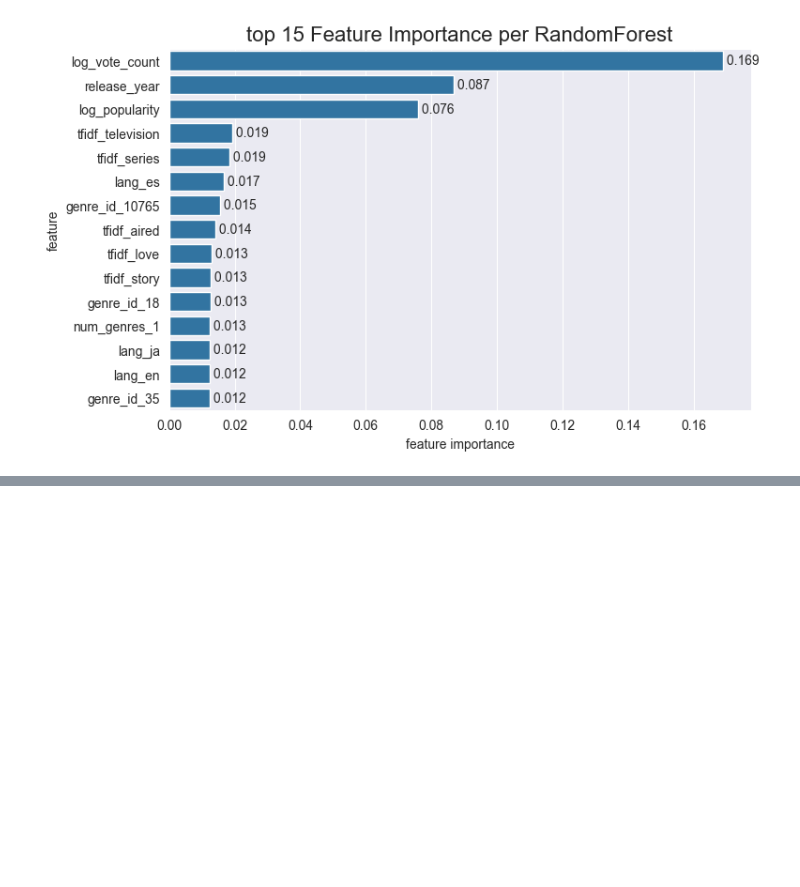
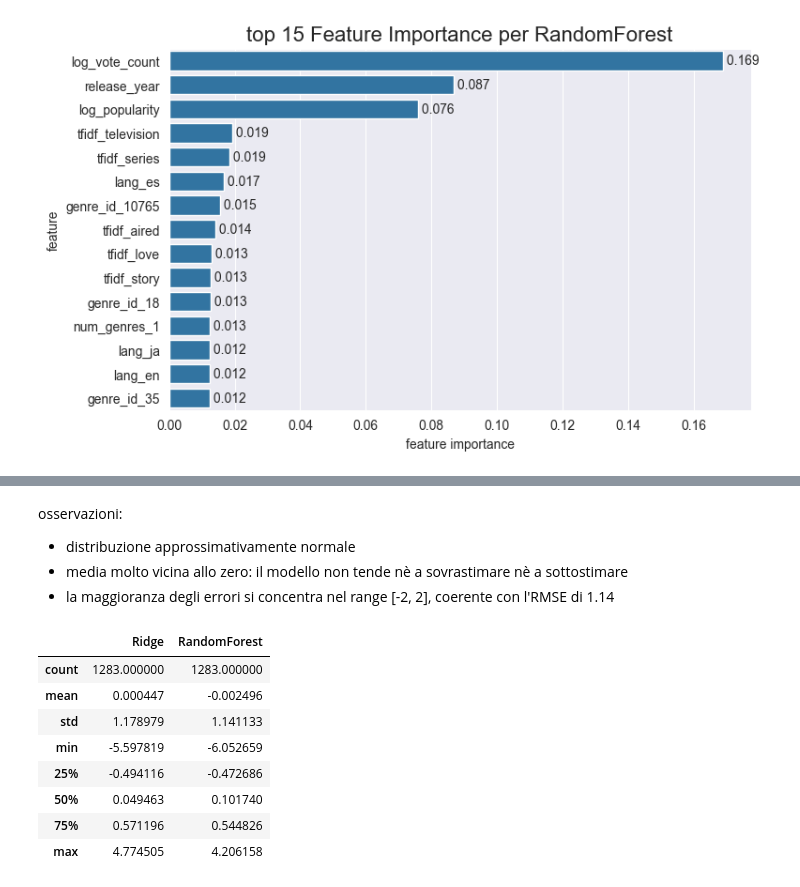
Before and after one commit to domenicodegioia/challenge_w, a Jupyter notebook: models.ipynb, the cells around one changed output, grey strips where cells are left out. Drawn from its saved outputs; the diff is of its cells as text; code cells hidden in the pictures; blank space fills up the shorter version.

```diff
--- a/models.ipynb
+++ b/models.ipynb
@@ -267,0 +325,22 @@ plt.show()
+# %% [markdown]
+osservazioni:
+- distribuzione approssimativamente normale
+- media molto vicina allo zero: il modello non tende nè a sovrastimare nè a sottostimare
+- la maggioranza degli errori si concentra nel range [-2, 2], coerente con l'RMSE di 1.14
+# %%
+residui_df = pd.DataFrame({
+    'Ridge': residui_ridge,
+    'RandomForest': residui_rf
+})
+residui_stats = residui_df.describe()
+residui_stats
+# %% [output]
+|  | Ridge | RandomForest |
+| count | 1283.000000 | 1283.000000 |
+| mean | 0.000447 | -0.002496 |
+| std | 1.178979 | 1.141133 |
+| min | -5.597819 | -6.052659 |
+| 25% | -0.494116 | -0.472686 |
+| 50% | 0.049463 | 0.101740 |
+| 75% | 0.571196 | 0.544826 |
+| max | 4.774505 | 4.206158 |
```
Also changed, not shown: parts of 10 cells of this notebook.
